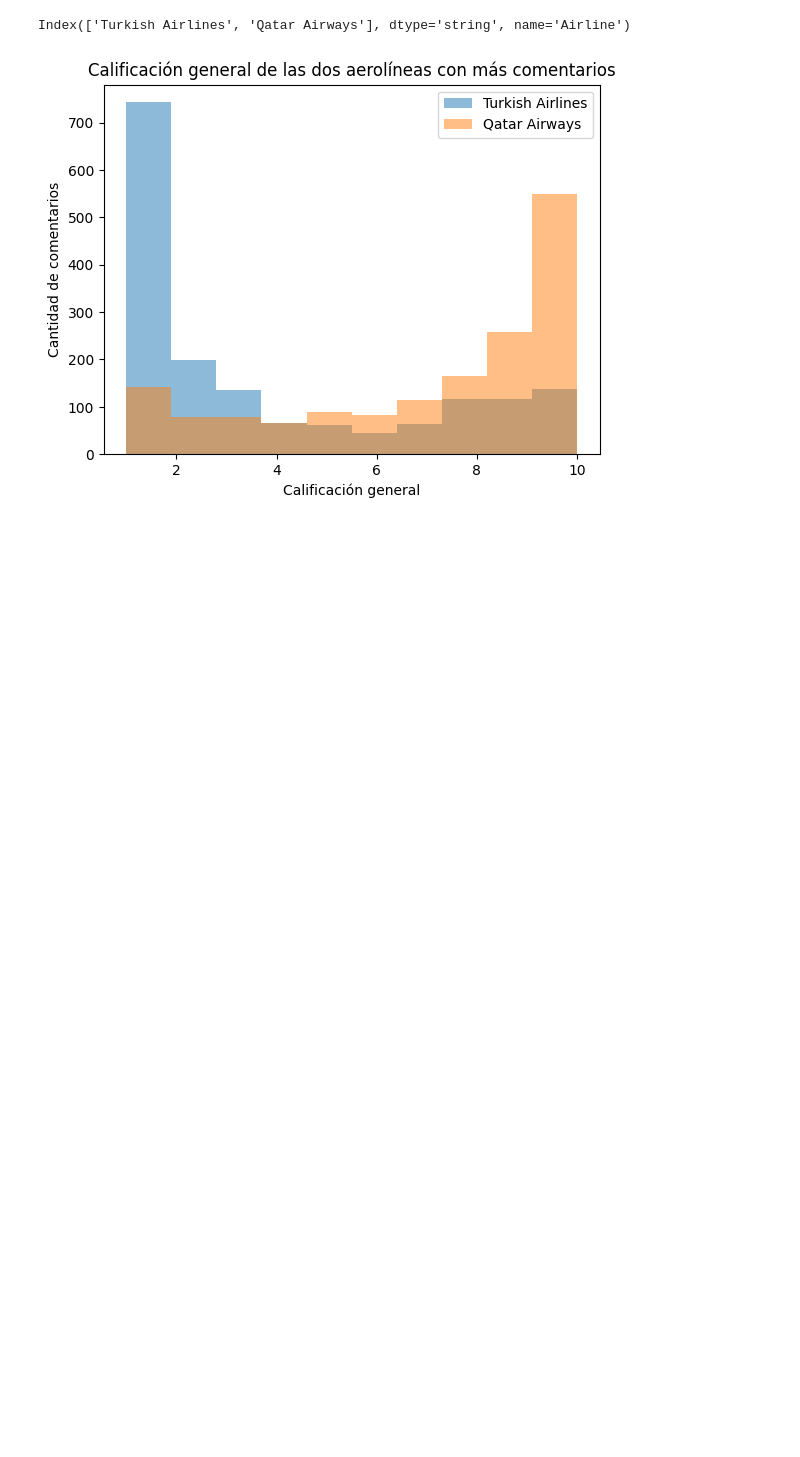
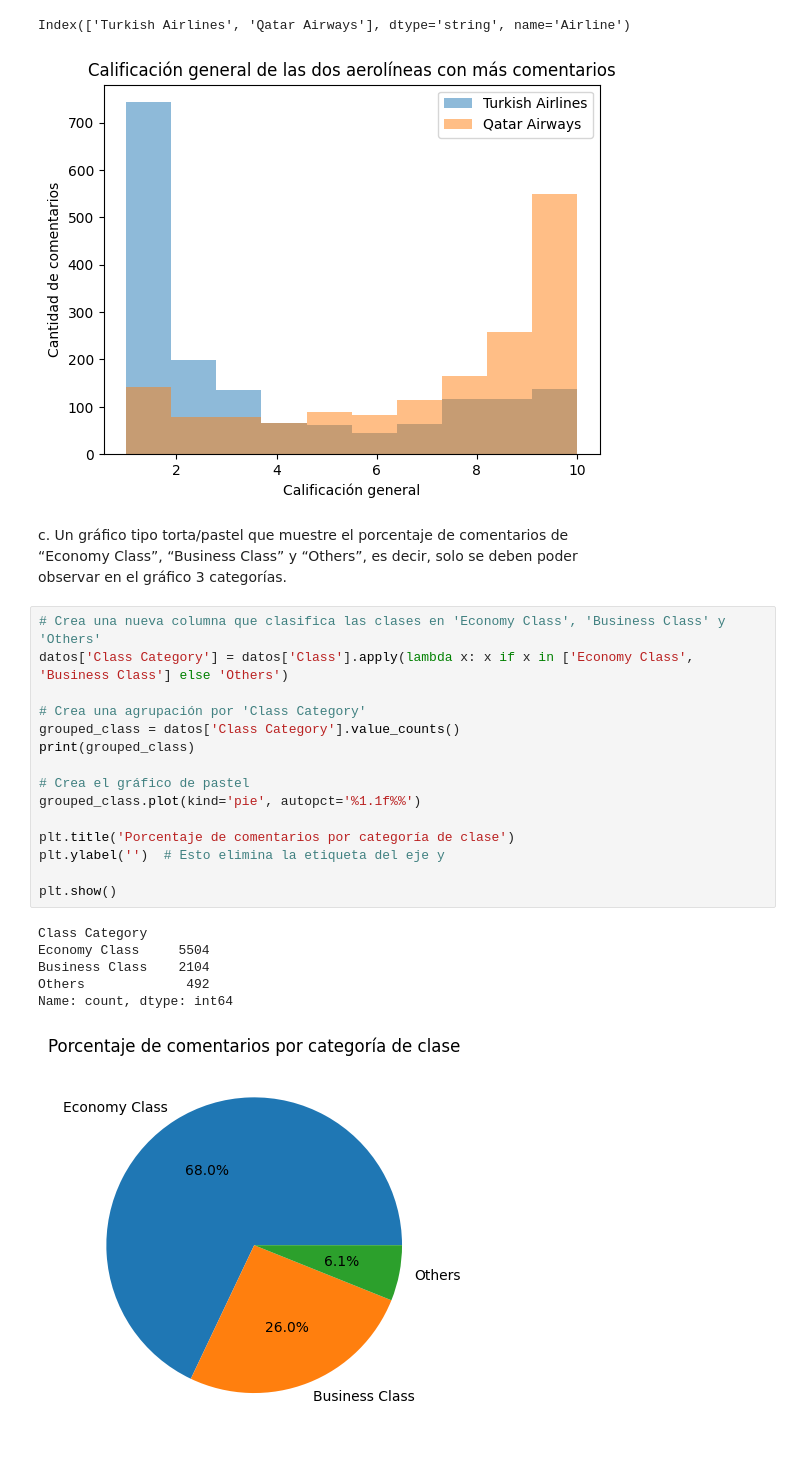
Before and after one commit to heldigard/Evaluacion_Final_POO, a Jupyter notebook: Examen-Final_Analisis_de_datos.ipynb, the cells around one changed output. Drawn from its saved outputs; the diff is of its cells as text; blank space fills up the shorter version.

```diff
--- a/Examen-Final_Analisis_de_datos.ipynb
+++ b/Examen-Final_Analisis_de_datos.ipynb
@@ -218,3 +218,29 @@ plt.show()
 # %% [output]
 Index(['Turkish Airlines', 'Qatar Airways'], dtype='string', name='Airline')
 [figure]
+# %% [markdown]
+c. Un gráfico tipo torta/pastel que muestre el porcentaje de comentarios de<br/>
+“Economy Class”, “Business Class” y “Others”, es decir, solo se deben poder<br/>
+observar en el gráfico 3 categorías.
+# %%
+# Crea una nueva columna que clasifica las clases en 'Economy Class', 'Business Class' y 'Others'
+datos['Class Category'] = datos['Class'].apply(lambda x: x if x in ['Economy Class', 'Business Class'] else 'Others')
+
+# Crea una agrupación por 'Class Category'
+grouped_class = datos['Class Category'].value_counts()
+print(grouped_class)
+
+# Crea el gráfico de pastel
+grouped_class.plot(kind='pie', autopct='%1.1f%%')
+
+plt.title('Porcentaje de comentarios por categoría de clase')
+plt.ylabel('')  # Esto elimina la etiqueta del eje y
+
+plt.show()
+# %% [output]
+Class Category
+Economy Class     5504
+Business Class    2104
+Others             492
+Name: count, dtype: int64
+[figure, added]
```
